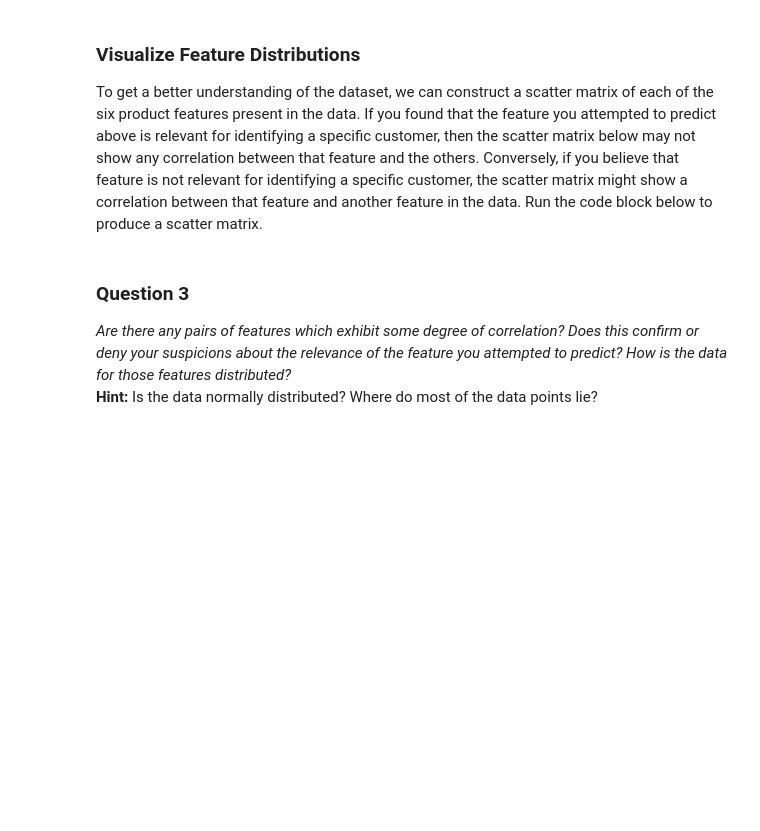
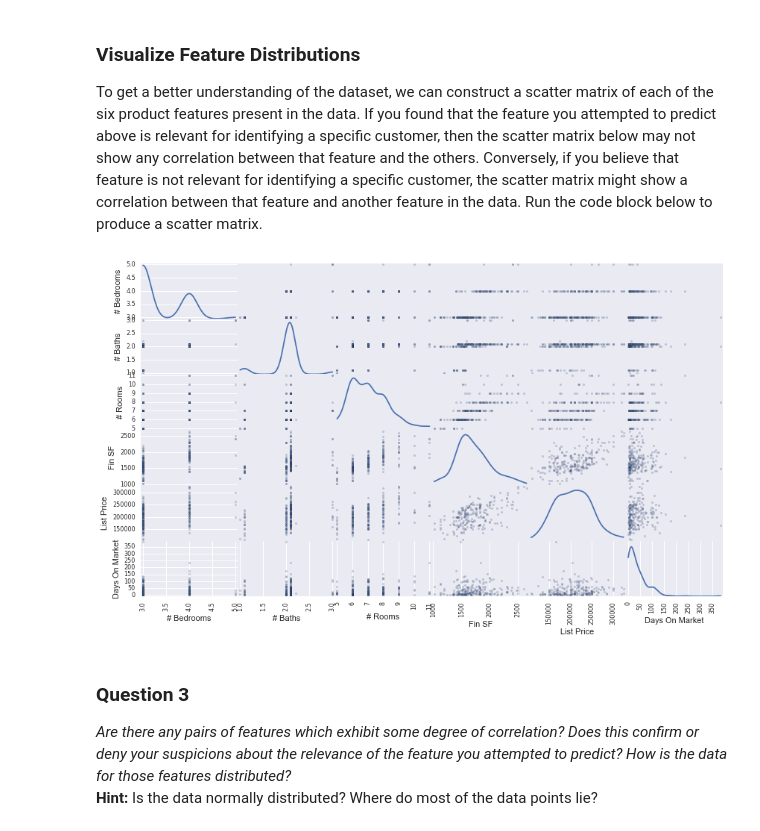
Before and after one commit to quantarb/capstone, a Jupyter notebook: data_exploration.ipynb, the cells around one changed output. Saved outputs shown, nothing was run; the diff lists cells and outputs as text; code cells hidden in the pictures; blank space fills up the shorter version.

Commit message:
feat: implement data preprocessing and exploration
data processing : clean data, remove outliers, and identify feature and
target columns
data exploration: correlation analysis and feature analysis

```diff
--- a/data_exploration.ipynb
+++ b/data_exploration.ipynb
@@ -36,3 +211,8 @@ except:
+# %%
+data['Target'] = data['List Price'] - data['Sales Price']
+data = data.drop(['Sales Price'], axis=1)
+features = good_data.drop(['Target'], axis=1)
+target = good_data['Target']
 # %% [markdown]
 ## Data Exploration
 
@@ -105,7 +272,9 @@ for c in data.columns:
 To get a better understanding of the dataset, we can construct a scatter matrix of each of the six product features present in the data. If you found that the feature you attempted to predict above is relevant for identifying a specific customer, then the scatter matrix below may not show any correlation between that feature and the others. Conversely, if you believe that feature is not relevant for identifying a specific customer, the scatter matrix might show a correlation between that feature and another feature in the data. Run the code block below to produce a scatter matrix.
 # %%
 # Produce a scatter matrix for each pair of features in the data
-pd.scatter_matrix(data, alpha = 0.3, figsize = (14,8), diagonal = 'kde');
+pd.scatter_matrix(features, alpha = 0.3, figsize = (14,8), diagonal = 'kde');
+# %% [output]
+[figure, added]
 # %% [markdown]
 ### Question 3
 *Are there any pairs of features which exhibit some degree of correlation? Does this confirm or deny your suspicions about the relevance of the feature you attempted to predict? How is the data for those features distributed?*
```
Also changed, not shown: parts of 71 cells of this notebook.
